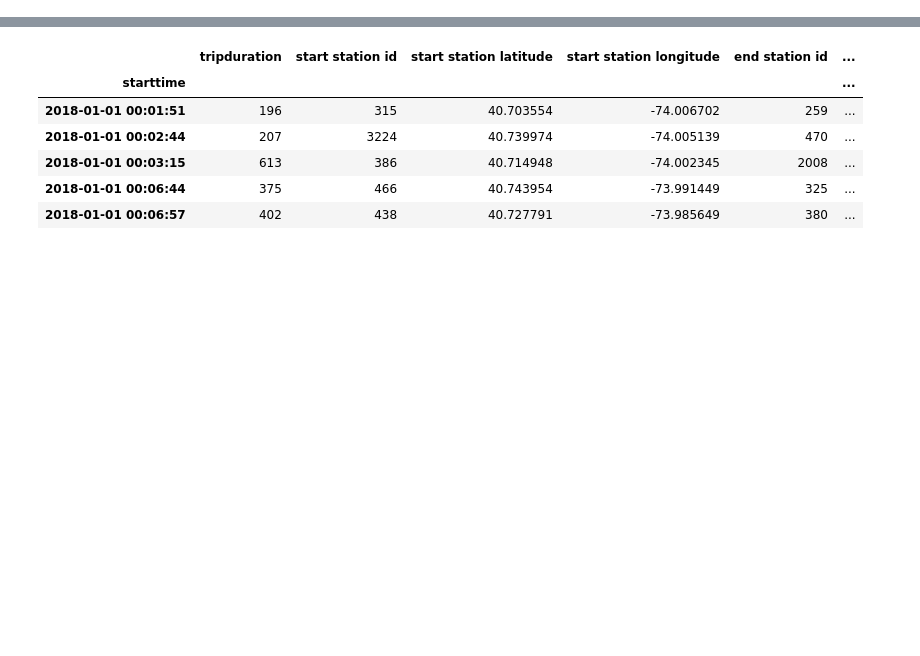
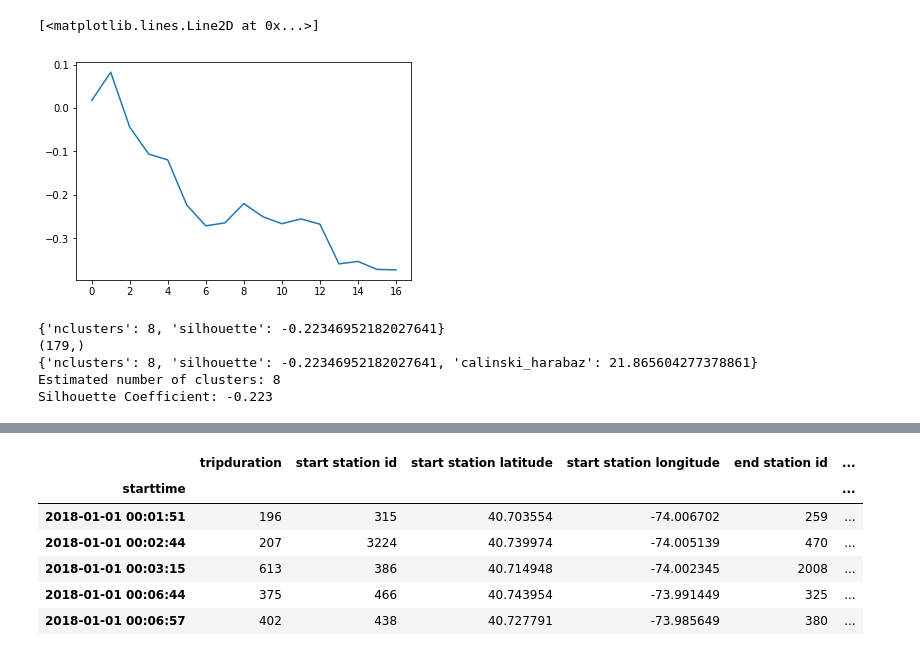
Before and after one commit to RafalKucharskiPK/clustering_mobility_data, a Jupyter notebook: nb.ipynb, the cells around one changed output, grey strips where cells are left out. Drawn from its saved outputs; the diff is of its cells as text; code cells hidden in the pictures; blank space fills up the shorter version.

```diff
--- a/nb.ipynb
+++ b/nb.ipynb
@@ -1,7 +1,11 @@
 # %%
 from config import *
+from cluster import *
+from visualizer import *
 import pandas as pd
 %matplotlib inline
 from analyzer import *
+import matplotlib.pyplot as plt
+plt.rcParams['figure.figsize'] = [20, 20]
 # %%
 days = pd.read_csv(CLUSTERED_DAYS_PATH_OUT)
@@ -38,0 +12,15 @@ trips = index_by_datetime(pd.read_csv(TRIPS_PATH_IN))
+# %%
+df = pd.read_csv(DAYS_PATH_IN)
+df = df.set_index(df['index'])
+df.drop('2018-03-21', axis = 0, inplace=True)
+df.drop('2018-03-22', axis = 0, inplace = True)
+df.fillna(0, inplace = True)
+del df['index']
+null_columns = df.columns[df.isnull().any()]
+#print(null_columns)
+#print(df[df.isnull().any(axis=1)][null_columns].head())
+for null_column in null_columns:
+    print("Missing value of \t{}\t on \t{}".format(null_column,df[df[null_column].isnull()].index.values[0]))
+score = dict()
+for i in range(3,20):
+    days, score[i] = cluster_agglomeration(df, i)
@@ -38,0 +45,13 @@ trips = index_by_datetime(pd.read_csv(TRIPS_PATH_IN))
+# %%
+plt.plot(list(score.values()))
+# %% [output]
+[<matplotlib.lines.Line2D at 0x...>]
+[figure, added]
+# %%
+days = cluster_agglomeration(df, 8)[0]
+# %% [output]
+{'nclusters': 8, 'silhouette': -0.22346952182027641}
+(179,)
+{'nclusters': 8, 'silhouette': -0.22346952182027641, 'calinski_harabaz': 21.865604277378861}
+Estimated number of clusters: 8
+Silhouette Coefficient: -0.223
```
Also changed, not shown: parts of 7 cells of this notebook, 4 other files.
